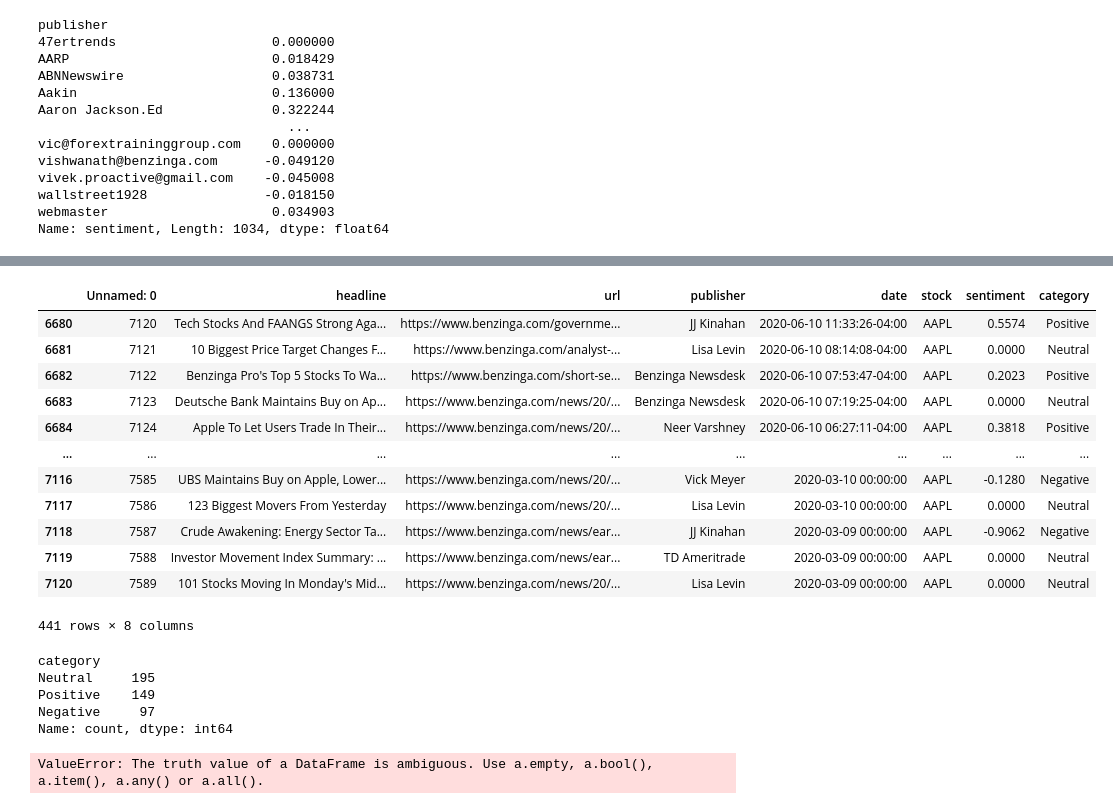
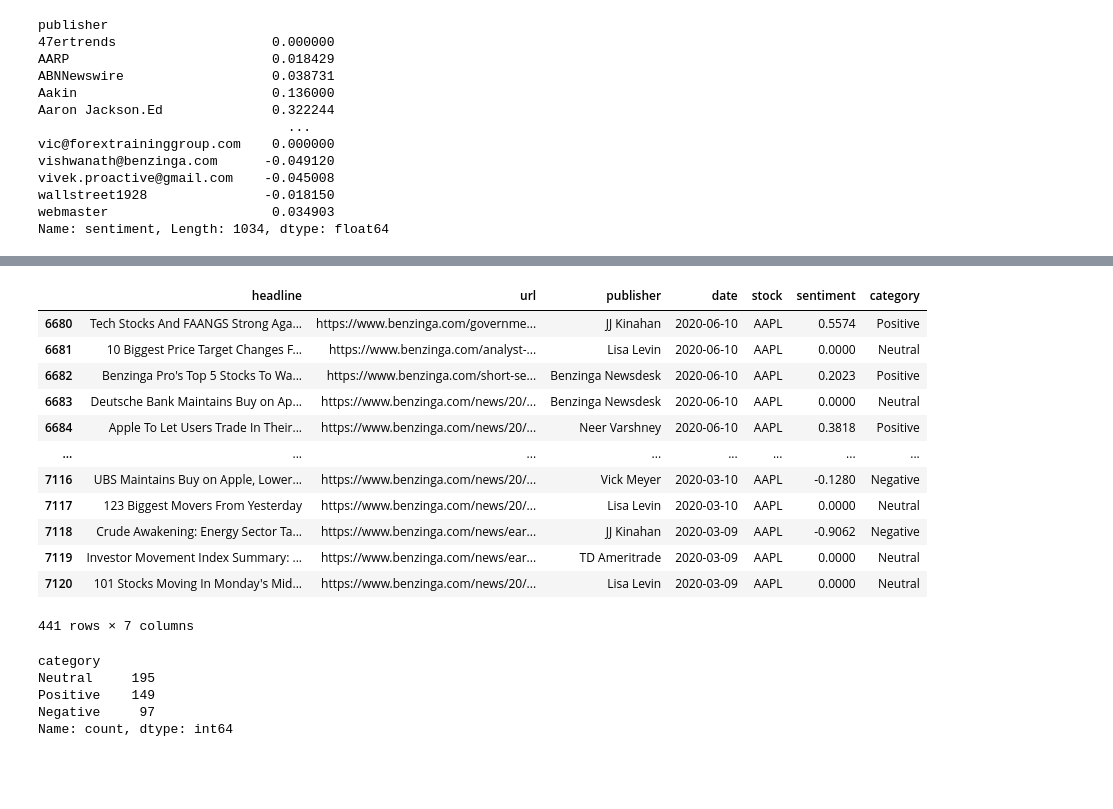
Before and after one commit to abrehamashebir/AIM-Week_1, a Jupyter notebook: notebooks/sentiment.ipynb, the cells around one changed output, grey strips where cells are left out. Cells and saved outputs as stored; diff of their text form; code cells hidden in the pictures; blank space fills up the shorter version.

```diff
--- a/notebooks/sentiment.ipynb
+++ b/notebooks/sentiment.ipynb
@@ -125,7 +137,9 @@ sentiment_data = stocks.copy()
+# %%
+sentiment_datas = stock.copy()
 # %%
 sia = SentimentIntensityAnalyzer()
 # %%
-sentiment_data['sentiment'] = sentiment_data['headline'].apply(lambda x: sia.polarity_scores(text=x)['compound'])
+sentiment_datas['sentiment'] = sentiment_datas['headline'].apply(lambda x: sia.polarity_scores(text=x)['compound'])
 # %%
-sentiment_data['domain']=sentiment_data['publisher'].str.split('@').str[1]
+sentiment_datas['domain']=sentiment_datas['publisher'].str.split('@').str[1]
 # %%
@@ -167,4 +187,4 @@ def categorize_sentiment(score):
     else:
         return 'Neutral'
 # %%
-sentiment_data['category'] = sentiment_data['sentiment'].apply(lambda x: categorize_sentiment(x))
+sentiment_datas['category'] = sentiment_datas['sentiment'].apply(lambda x: categorize_sentiment(x))
@@ -239,20 +290,20 @@ plt.show()
 # %%
-apple_data = sentiment_data[sentiment_data['stock']=='AAPL']
+apple_data = sentiment_datas[sentiment_datas['stock']=='AAPL']
 apple_data
 # %% [output]
-|  | Unnamed: 0 | headline | url | publisher | date | stock | sentiment | category |
-| 6680 | 7120 | Tech Stocks And FAANGS Strong Aga... | https://www.benzinga.com/governme... | JJ Kinahan | 2020-06-10 11:33:26-04:00 | AAPL | 0.5574 | Positive |
-| 6681 | 7121 | 10 Biggest Price Target Changes F... | https://www.benzinga.com/analyst-... | Lisa Levin | 2020-06-10 08:14:08-04:00 | AAPL | 0.0000 | Neutral |
-| 6682 | 7122 | Benzinga Pro's Top 5 Stocks To Wa... | https://www.benzinga.com/short-se... | Benzinga Newsdesk | 2020-06-10 07:53:47-04:00 | AAPL | 0.2023 | Positive |
-| 6683 | 7123 | Deutsche Bank Maintains Buy on Ap... | https://www.benzinga.com/news/20/... | Benzinga Newsdesk | 2020-06-10 07:19:25-04:00 | AAPL | 0.0000 | Neutral |
-| 6684 | 7124 | Apple To Let Users Trade In Their... | https://www.benzinga.com/news/20/... | Neer Varshney | 2020-06-10 06:27:11-04:00 | AAPL | 0.3818 | Positive |
-| ... | ... | ... | ... | ... | ... | ... | ... | ... |
-| 7116 | 7585 | UBS Maintains Buy on Apple, Lower... | https://www.benzinga.com/news/20/... | Vick Meyer | 2020-03-10 00:00:00 | AAPL | -0.1280 | Negative |
-| 7117 | 7586 | 123 Biggest Movers From Yesterday | https://www.benzinga.com/news/20/... | Lisa Levin | 2020-03-10 00:00:00 | AAPL | 0.0000 | Neutral |
-| 7118 | 7587 | Crude Awakening: Energy Sector Ta... | https://www.benzinga.com/news/ear... | JJ Kinahan | 2020-03-09 00:00:00 | AAPL | -0.9062 | Negative |
-| 7119 | 7588 | Investor Movement Index Summary: ... | https://www.benzinga.com/news/ear... | TD Ameritrade | 2020-03-09 00:00:00 | AAPL | 0.0000 | Neutral |
-| 7120 | 7589 | 101 Stocks Moving In Monday's Mid... | https://www.benzinga.com/news/20/... | Lisa Levin | 2020-03-09 00:00:00 | AAPL | 0.0000 | Neutral |
+|  | headline | url | publisher | date | stock | sentiment | category |
+| 6680 | Tech Stocks And FAANGS Strong Aga... | https://www.benzinga.com/governme... | JJ Kinahan | 2020-06-10 | AAPL | 0.5574 | Positive |
+| 6681 | 10 Biggest Price Target Changes F... | https://www.benzinga.com/analyst-... | Lisa Levin | 2020-06-10 | AAPL | 0.0000 | Neutral |
+| 6682 | Benzinga Pro's Top 5 Stocks To Wa... | https://www.benzinga.com/short-se... | Benzinga Newsdesk | 2020-06-10 | AAPL | 0.2023 | Positive |
+| 6683 | Deutsche Bank Maintains Buy on Ap... | https://www.benzinga.com/news/20/... | Benzinga Newsdesk | 2020-06-10 | AAPL | 0.0000 | Neutral |
+| 6684 | Apple To Let Users Trade In Their... | https://www.benzinga.com/news/20/... | Neer Varshney | 2020-06-10 | AAPL | 0.3818 | Positive |
+| ... | ... | ... | ... | ... | ... | ... | ... |
+| 7116 | UBS Maintains Buy on Apple, Lower... | https://www.benzinga.com/news/20/... | Vick Meyer | 2020-03-10 | AAPL | -0.1280 | Negative |
+| 7117 | 123 Biggest Movers From Yesterday | https://www.benzinga.com/news/20/... | Lisa Levin | 2020-03-10 | AAPL | 0.0000 | Neutral |
+| 7118 | Crude Awakening: Energy Sector Ta... | https://www.benzinga.com/news/ear... | JJ Kinahan | 2020-03-09 | AAPL | -0.9062 | Negative |
+| 7119 | Investor Movement Index Summary: ... | https://www.benzinga.com/news/ear... | TD Ameritrade | 2020-03-09 | AAPL | 0.0000 | Neutral |
+| 7120 | 101 Stocks Moving In Monday's Mid... | https://www.benzinga.com/news/20/... | Lisa Levin | 2020-03-09 | AAPL | 0.0000 | Neutral |
-441 rows × 8 columns
+441 rows × 7 columns
 # %%
 apple_data['category'].value_counts()
 # %% [output]
@@ -269,8 +320,3 @@ meta = pd.read_csv('../../datasets/META_historical_data.csv')
 microsoft = pd.read_csv('../../datasets/MSFT_historical_data.csv')
 nvidia = pd.read_csv('../../datasets/NVDA_historical_data.csv')
 tesla = pd.read_csv('../../datasets/TSLA_historical_data.csv')
-# %%
-merged_stock= pd.merge(apple,amazon,on='Date', how='outer', suffixes=(apple,amazon))
-merged_stock
-# %% [output]
-ValueError: The truth value of a DataFrame is ambiguous. Use a.empty, a.bool(), a.item(), a.any() or a.all().
```
Also changed, not shown: parts of 57 cells of this notebook.
